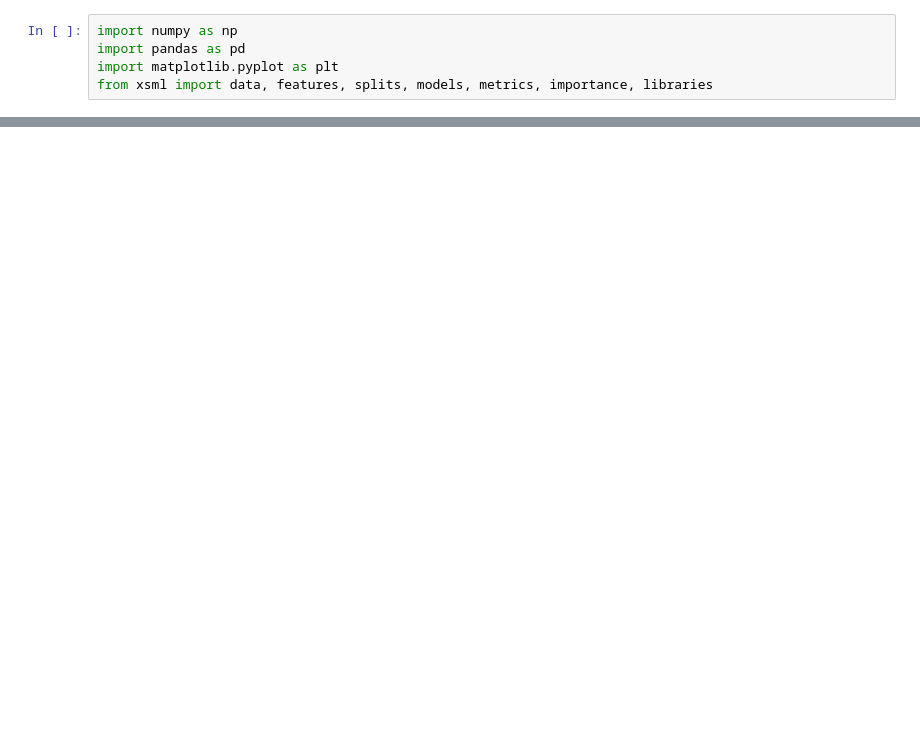
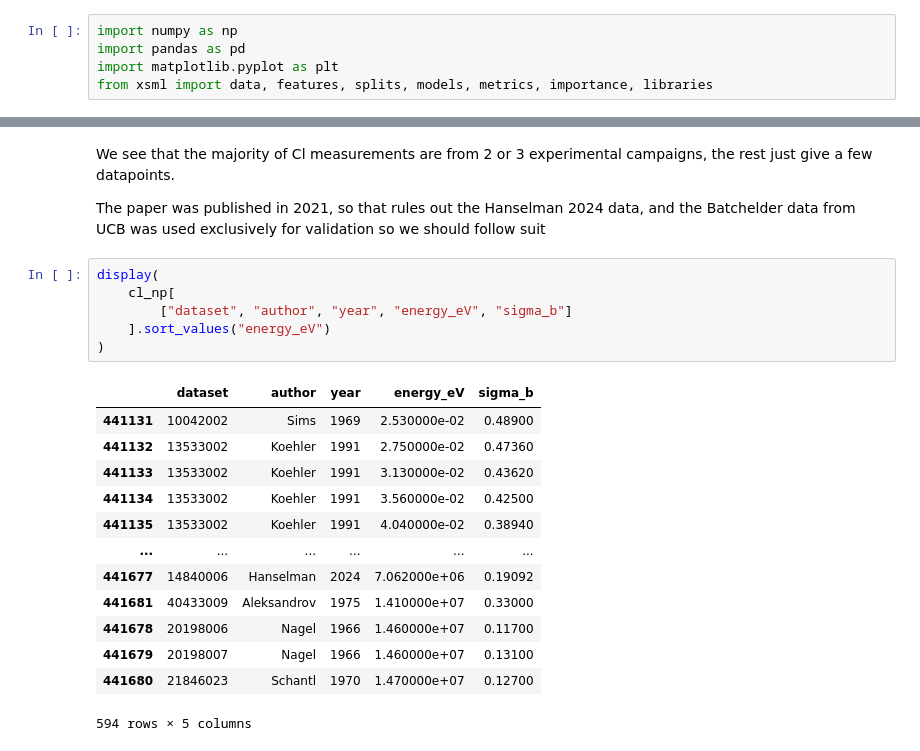
Before and after one commit to keenanbishop135/MSci-Project, a Jupyter notebook: Cl Test/notebooks/valdez-recreation.ipynb, the cells around one changed output, grey strips where cells are left out. Saved outputs shown, nothing was run; the diff lists cells and outputs as text; blank space fills up the shorter version.

```diff
--- a/Cl Test/notebooks/valdez-recreation.ipynb
+++ b/Cl Test/notebooks/valdez-recreation.ipynb
@@ -50,0 +388,24 @@ This feature set should be constructed from scratch as it is unique to this pape
+# %% [markdown]
+We see that the majority of Cl measurements are from 2 or 3 experimental campaigns, the rest just give a few datapoints.
+
+The paper was published in 2021, so that rules out the Hanselman 2024 data, and the Batchelder data from UCB was used exclusively for validation so we should follow suit
+# %%
+display(
+    cl_np[
+        ["dataset", "author", "year", "energy_eV", "sigma_b"]
+    ].sort_values("energy_eV")
+)
+# %% [output]
+|  | dataset | author | year | energy_eV | sigma_b |
+| 441131 | 10042002 | Sims | 1969 | 2.530000e-02 | 0.48900 |
+| 441132 | 13533002 | Koehler | 1991 | 2.750000e-02 | 0.47360 |
+| 441133 | 13533002 | Koehler | 1991 | 3.130000e-02 | 0.43620 |
+| 441134 | 13533002 | Koehler | 1991 | 3.560000e-02 | 0.42500 |
+| 441135 | 13533002 | Koehler | 1991 | 4.040000e-02 | 0.38940 |
+| ... | ... | ... | ... | ... | ... |
+| 441677 | 14840006 | Hanselman | 2024 | 7.062000e+06 | 0.19092 |
+| 441681 | 40433009 | Aleksandrov | 1975 | 1.410000e+07 | 0.33000 |
+| 441678 | 20198006 | Nagel | 1966 | 1.460000e+07 | 0.11700 |
+| 441679 | 20198007 | Nagel | 1966 | 1.460000e+07 | 0.13100 |
+| 441680 | 21846023 | Schantl | 1970 | 1.470000e+07 | 0.12700 |
+594 rows × 5 columns
```
Also changed, not shown: parts of 32 cells of this notebook.
